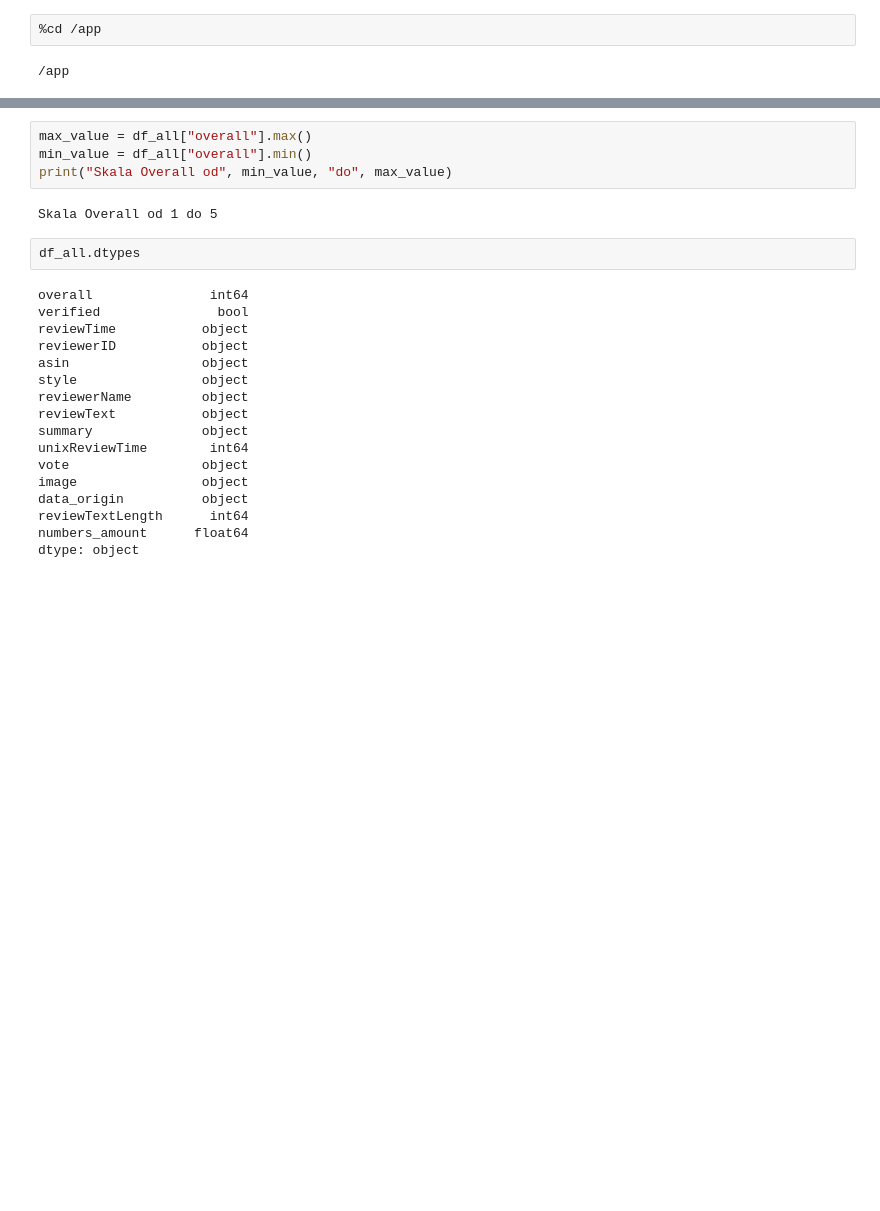
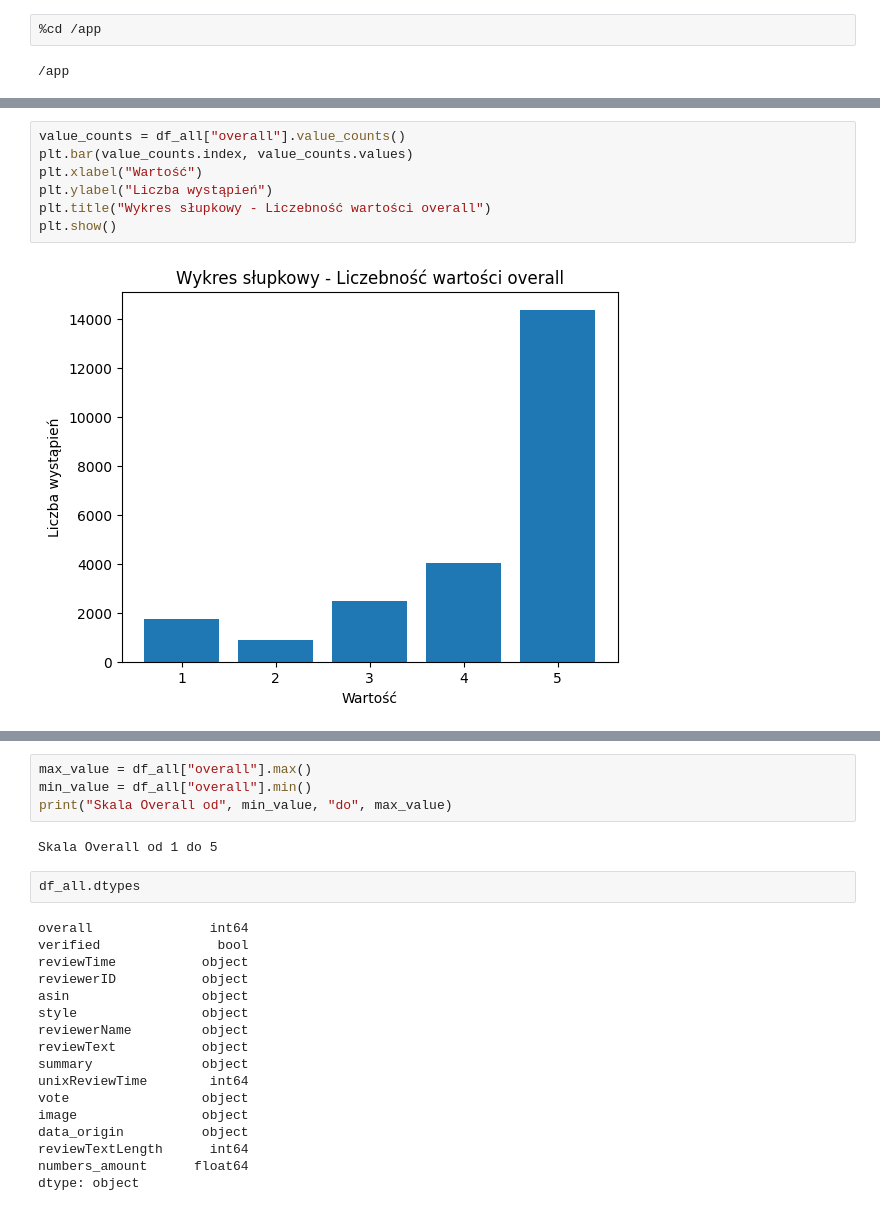
Before and after one commit to KunickiKarol/MLpipeline, a Jupyter notebook: scripts/analyze.ipynb, the cells around one changed output, grey strips where cells are left out. Cells and saved outputs as stored; diff of their text form; blank space fills up the shorter version.

```diff
--- a/scripts/analyze.ipynb
+++ b/scripts/analyze.ipynb
@@ -41 +28,10 @@ df_all["numbers_amount"] = df_all["reviewText"].str.count(r"\d+")
+# %%
+value_counts = df_all["overall"].value_counts()
+plt.bar(value_counts.index, value_counts.values)
+plt.xlabel("Wartość")
+plt.ylabel("Liczba wystąpień")
+plt.title("Wykres słupkowy - Liczebność wartości overall")
+plt.show()
+# %% [output]
+[figure, added]
 # %%
```
Also changed, not shown: parts of 7 cells of this notebook, 2 other files.
